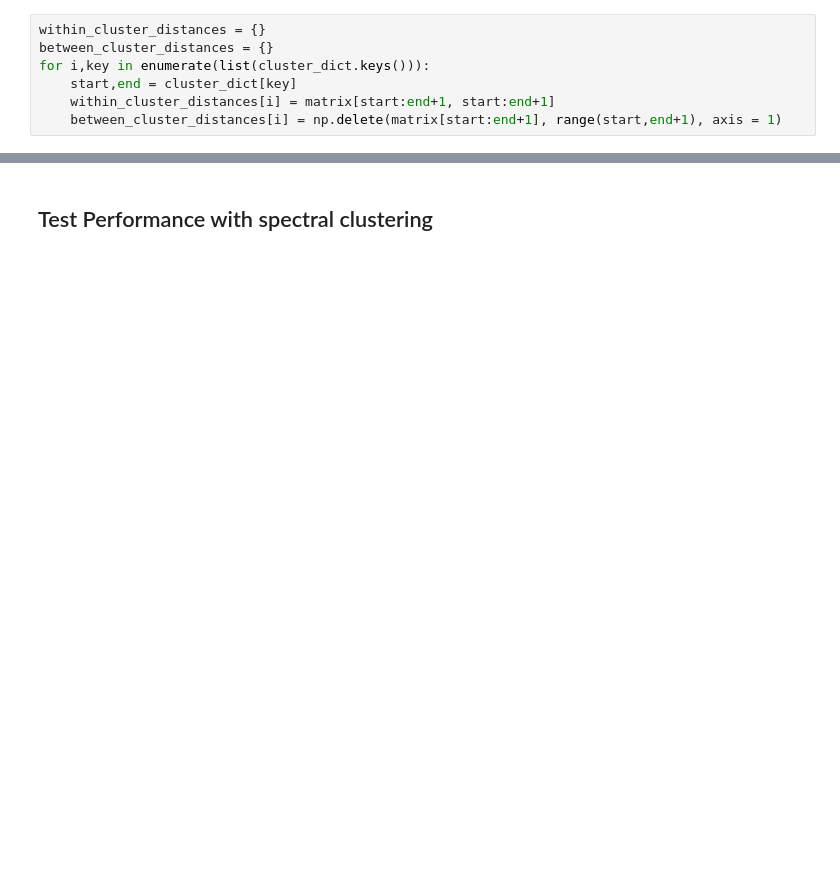
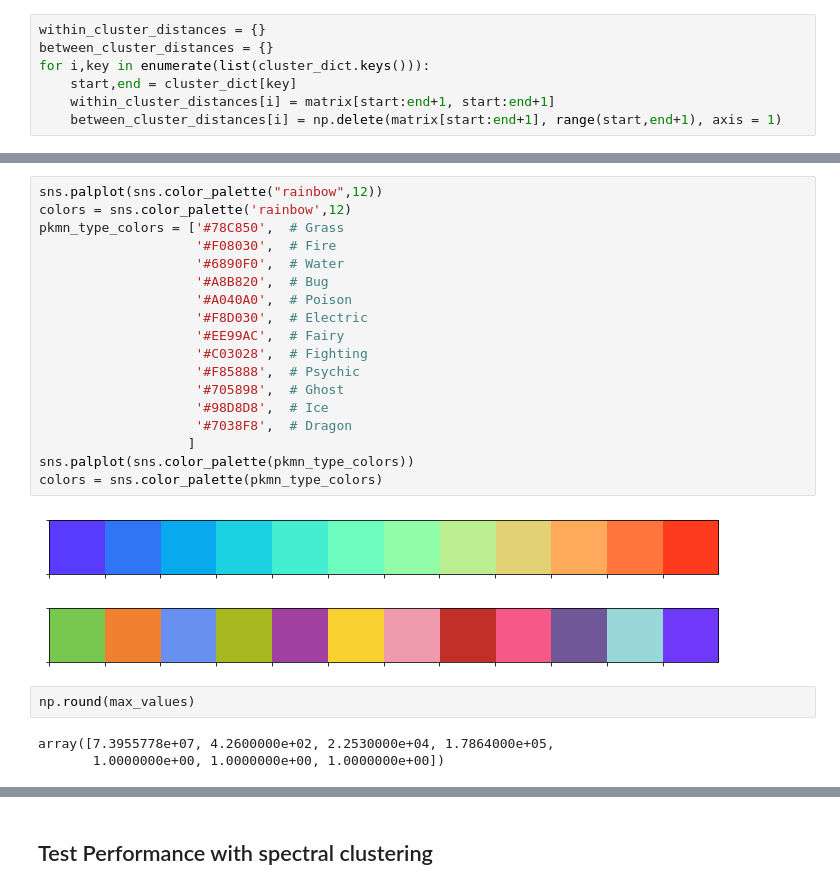
Before and after one commit to paulovic96/Burst_Clustering, a Jupyter notebook: spectral_clustering_analysis.ipynb, the cells around one changed output, grey strips where cells are left out. Cells and saved outputs as stored; diff of their text form; blank space fills up the shorter version.

```diff
--- a/spectral_clustering_analysis.ipynb
+++ b/spectral_clustering_analysis.ipynb
@@ -311,0 +541,26 @@ plt.savefig(savefile)
+# %%
+sns.palplot(sns.color_palette("rainbow",12))
+colors = sns.color_palette('rainbow',12)
+pkmn_type_colors = ['#78C850',  # Grass
+                    '#F08030',  # Fire
+                    '#6890F0',  # Water
+                    '#A8B820',  # Bug
+                    '#A040A0',  # Poison
+                    '#F8D030',  # Electric
+                    '#EE99AC',  # Fairy
+                    '#C03028',  # Fighting
+                    '#F85888',  # Psychic
+                    '#705898',  # Ghost
+                    '#98D8D8',  # Ice
+                    '#7038F8',  # Dragon
+                   ]
+sns.palplot(sns.color_palette(pkmn_type_colors))
+colors = sns.color_palette(pkmn_type_colors)
+# %% [output]
+[figure, added]
+[figure, added]
+# %%
+np.round(max_values)
+# %% [output]
+array([7.3955778e+07, 4.2600000e+02, 2.2530000e+04, 1.7864000e+05,
+       1.0000000e+00, 1.0000000e+00, 1.0000000e+00])
```
Also changed, not shown: parts of 64 cells of this notebook, 2 other files.
